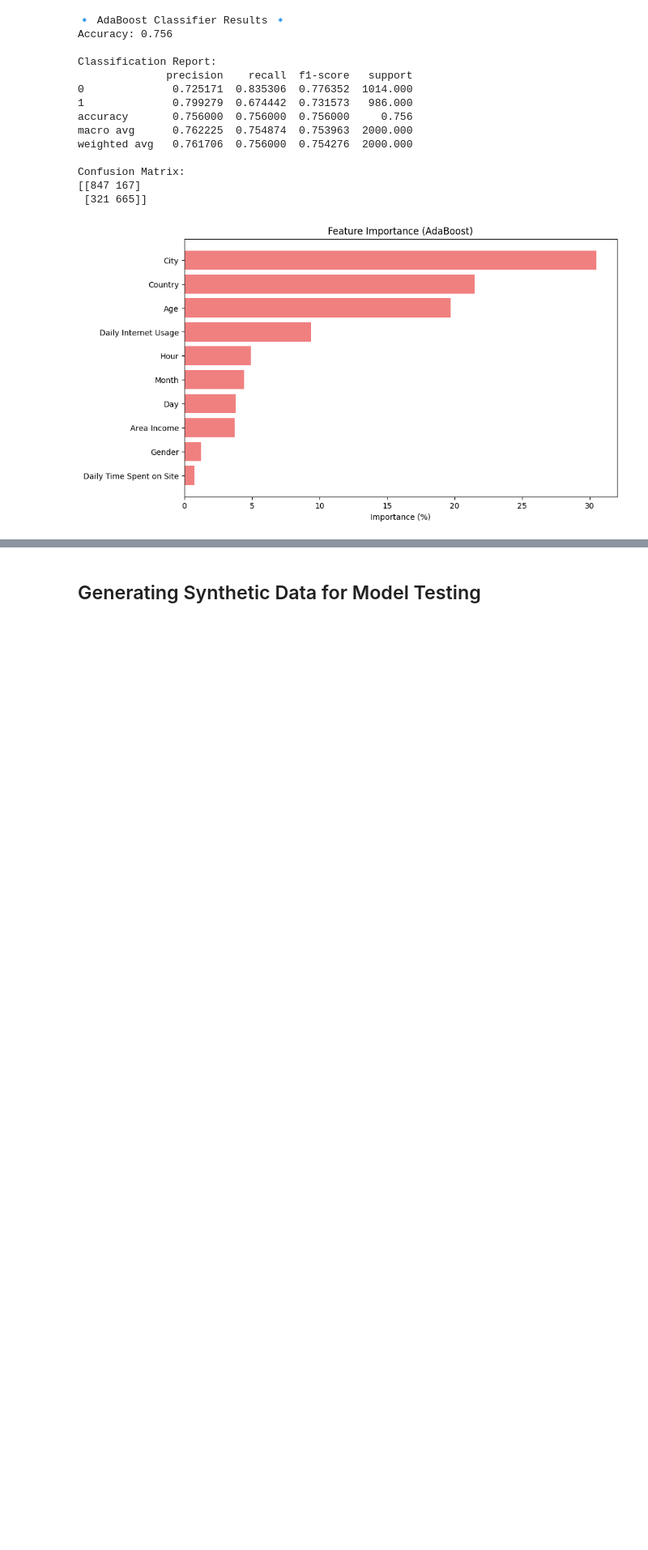
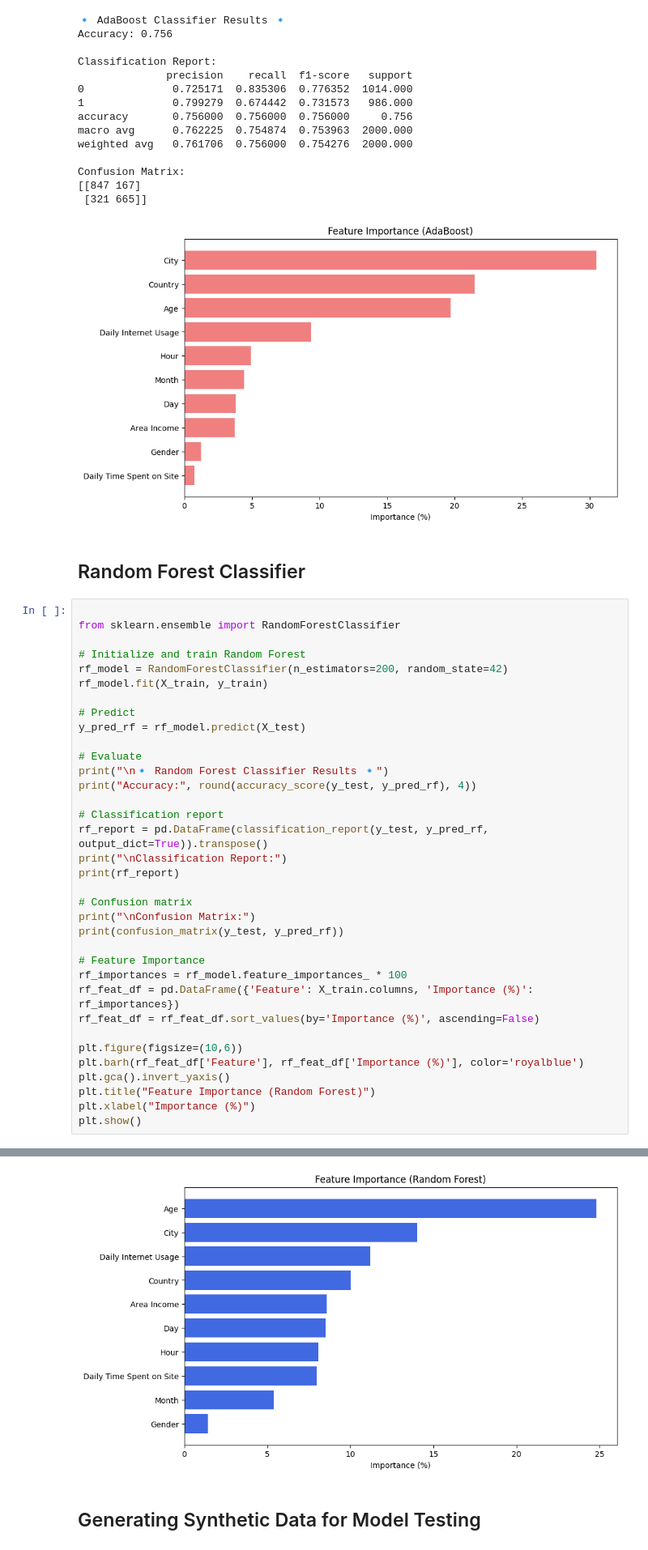
Before and after one commit to shreyamsis2025-msis/CTR_Project, a Jupyter notebook: ctr_prediction.ipynb, the cells around one changed output, grey strips where cells are left out. Shown: that part at 81% size. Drawn from its saved outputs; the diff is of its cells as text; blank space fills up the shorter version.

Commit message:
feat: Added Random Forest Classifier Model

```diff
--- a/ctr_prediction.ipynb
+++ b/ctr_prediction.ipynb
@@ -284,3 +286,41 @@ Confusion Matrix:
 [[847 167]
  [321 665]]
 [figure]
+# %% [markdown]
+## Random Forest Classifier
+# %%
+
+from sklearn.ensemble import RandomForestClassifier
+
+# Initialize and train Random Forest
+rf_model = RandomForestClassifier(n_estimators=200, random_state=42)
+rf_model.fit(X_train, y_train)
+
+# Predict
+y_pred_rf = rf_model.predict(X_test)
+
+# Evaluate
+print("\n🔹 Random Forest Classifier Results 🔹")
+print("Accuracy:", round(accuracy_score(y_test, y_pred_rf), 4))
+
+# Classification report
+rf_report = pd.DataFrame(classification_report(y_test, y_pred_rf, output_dict=True)).transpose()
+print("\nClassification Report:")
+print(rf_report)
+
+# Confusion matrix
+print("\nConfusion Matrix:")
+print(confusion_matrix(y_test, y_pred_rf))
+
+# Feature Importance
+rf_importances = rf_model.feature_importances_ * 100
+rf_feat_df = pd.DataFrame({'Feature': X_train.columns, 'Importance (%)': rf_importances})
+rf_feat_df = rf_feat_df.sort_values(by='Importance (%)', ascending=False)
+
+plt.figure(figsize=(10,6))
+plt.barh(rf_feat_df['Feature'], rf_feat_df['Importance (%)'], color='royalblue')
+plt.gca().invert_yaxis()
+plt.title("Feature Importance (Random Forest)")
+plt.xlabel("Importance (%)")
+plt.show()
+# %% [output]
@@ -287,3 +341,4 @@ Confusion Matrix:
+[figure, added]
 # %% [markdown]
 ## Generating Synthetic Data for Model Testing
 # %%
```
Also changed, not shown: parts of 7 cells of this notebook.
